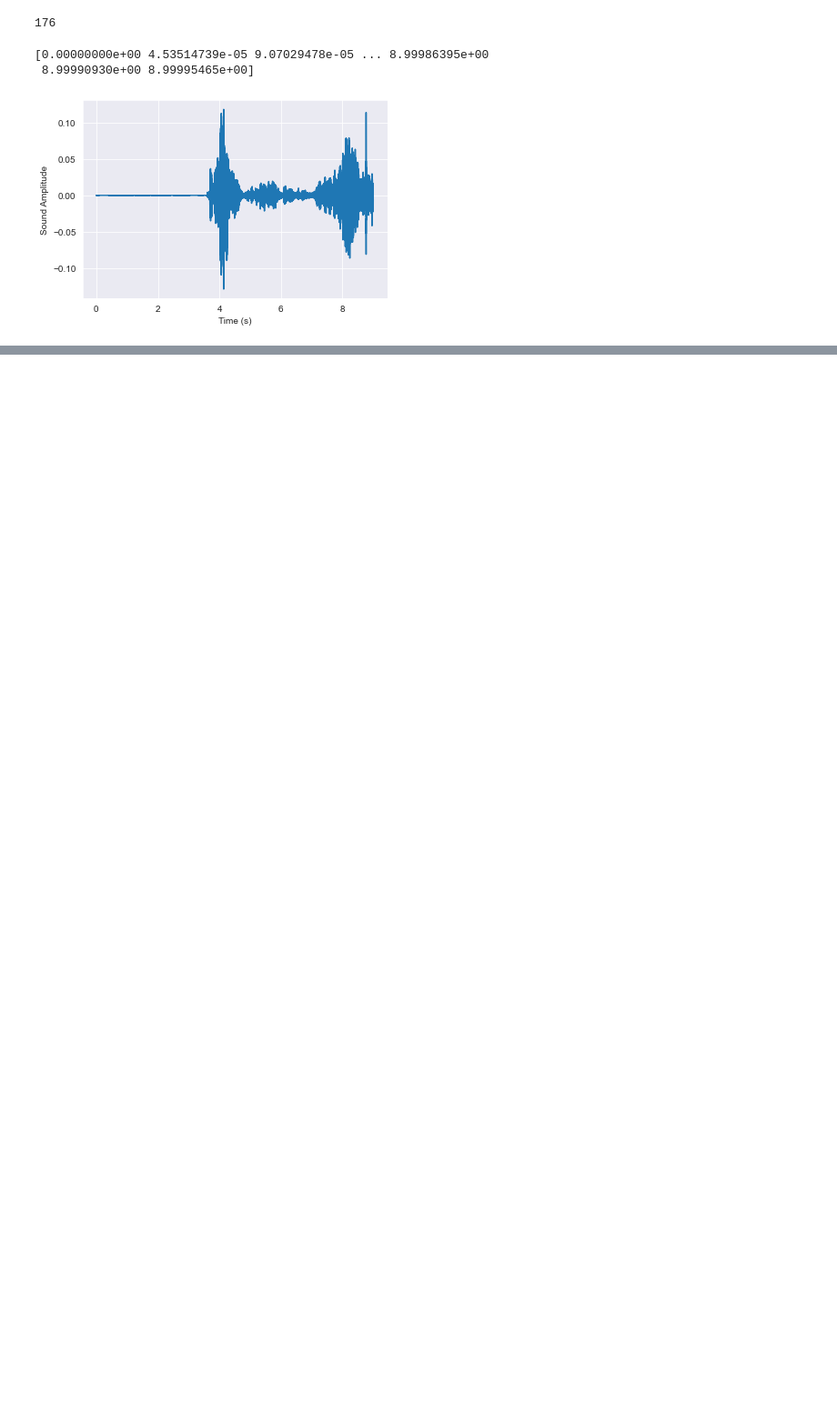
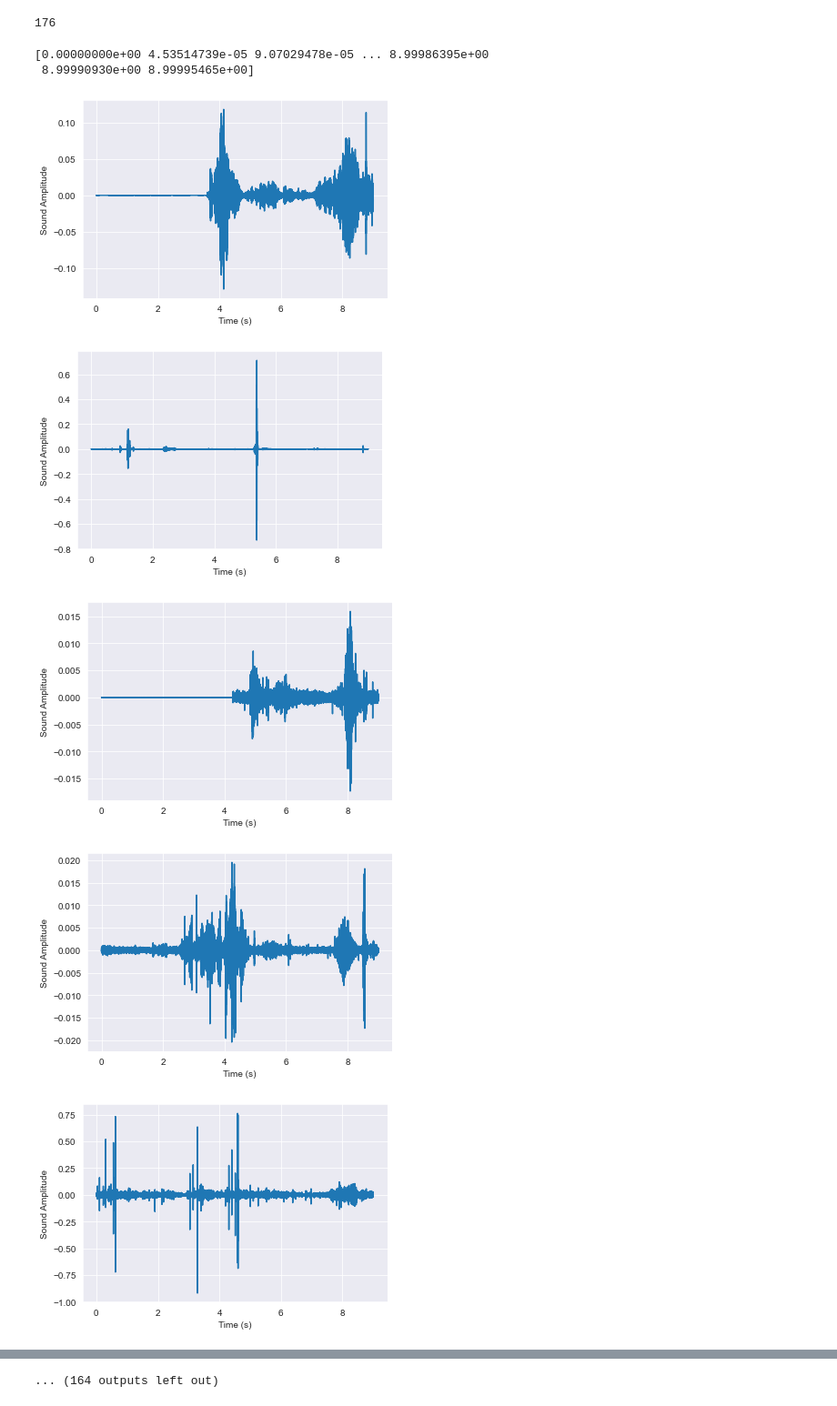
Before and after one commit to billyotieno/py_audio_processing, a Jupyter notebook: audio_viz_notebook.py.ipynb, the cells around one changed output, grey strips where cells are left out. Shown at 91% size. Saved outputs shown, nothing was run; the diff lists cells and outputs as text; code cells hidden in the pictures; blank space fills up the shorter version.

Commit message:
Updated: generated audio files for 176 audio files

```diff
--- a/audio_viz_notebook.py.ipynb
+++ b/audio_viz_notebook.py.ipynb
@@ -36,3 +36,31 @@ ax.set(xlabel="Time (s)", ylabel="Sound Amplitude")
 plt.show()
 # %% [output]
 [figure]
+# %%
+# Function to Run Through all Audio Files
+def get_audio_time(audio_file):
+    """ Function extracts the audio and frequency
+        from audio file and returns the audio & time
+    """
+    audio, sfreq = lr.load(audio_file)
+    time = np.arange(0, len(audio)) / sfreq
+    return audio, time
+
+def plot_audio_amplitude(audio, time):
+    """
+    :param audio: audio file
+    :param time:  time frequency for the audio
+    :return: None
+    """
+    fig, ax = plt.subplots()
+    ax.plot(time, audio)
+    ax.set(xlabel="Time (s)", ylabel="Sound Amplitude")
+    plt.show()
+
+for audio_file in audio_files:
+    plot_audio_amplitude(*get_audio_time(audio_file))
+# %% [output]
+[figure, added]
+[figure, added]
+[figure, added]
+[figure, added]
@@ -38,0 +75 @@ plt.show()
+... (164 outputs left out)
```
Also changed, not shown: parts of 1 cell of this notebook.
